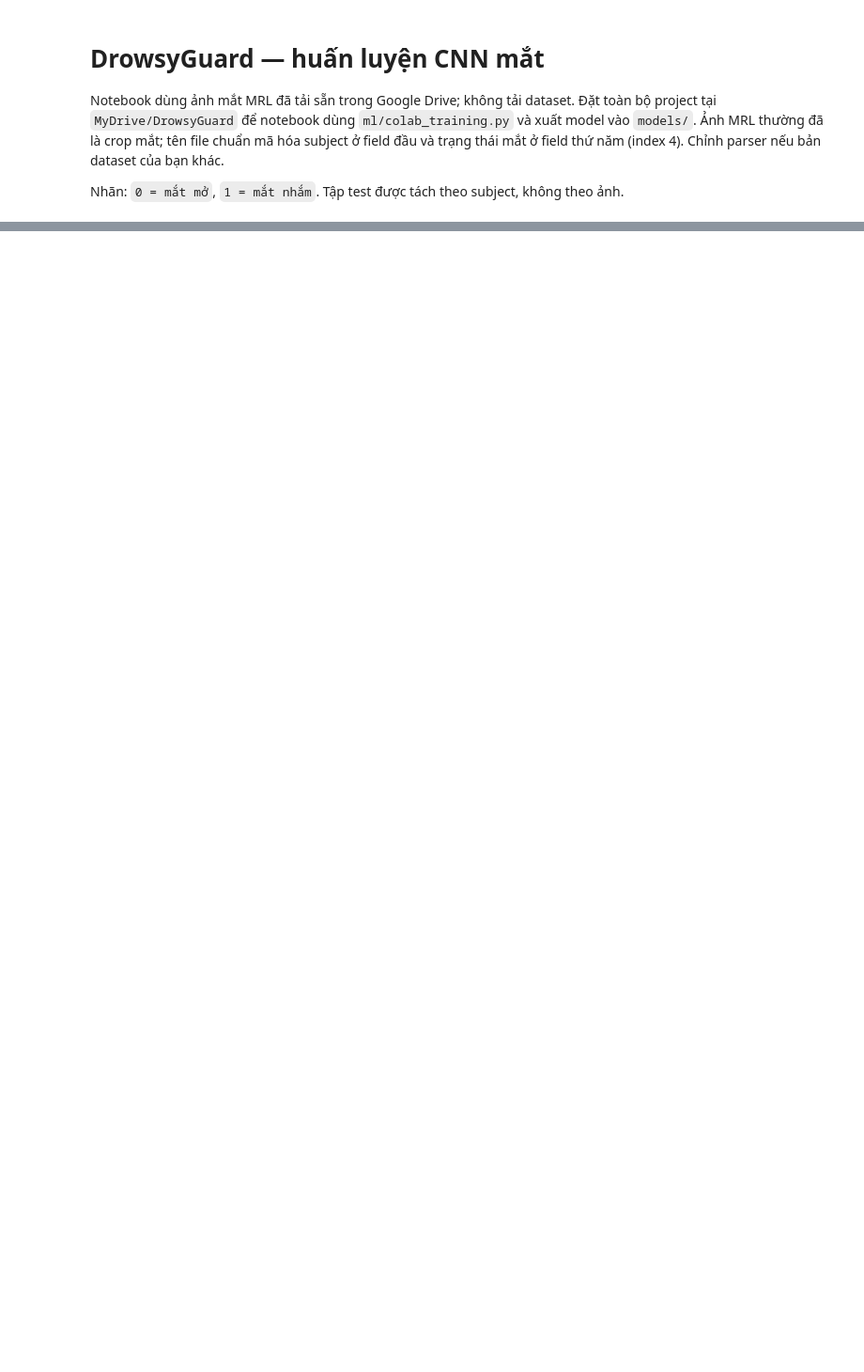
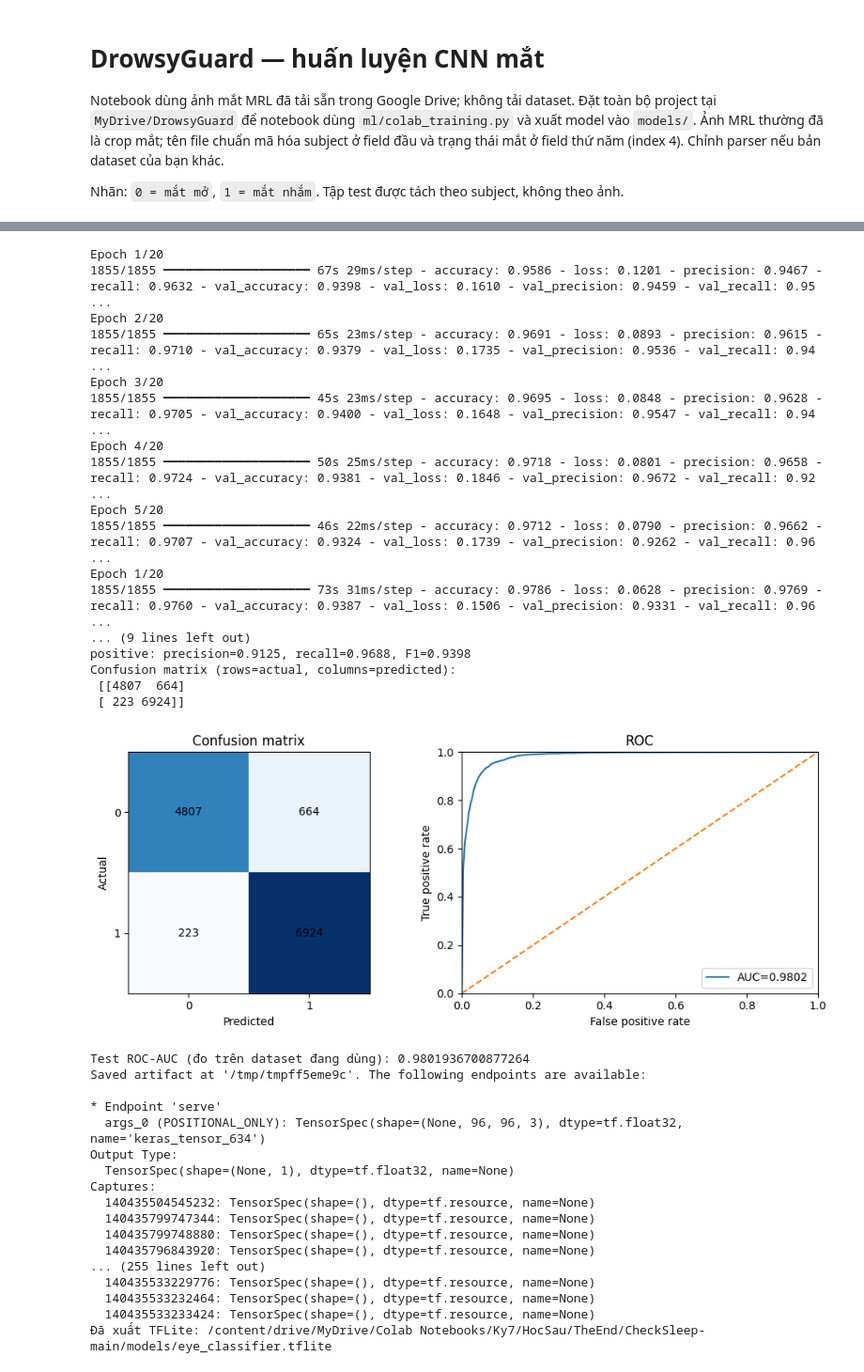
Before and after one commit to TranBLong/CheckSleep, a Jupyter notebook: ml/train_eye_cnn.ipynb, the cells around one changed output, grey strips where cells are left out. Shown at 94% size. Drawn from its saved outputs; the diff is of its cells as text; code cells hidden in the pictures; blank space fills up the shorter version.

```diff
--- a/ml/train_eye_cnn.ipynb
+++ b/ml/train_eye_cnn.ipynb
@@ -42,14 +85,50 @@ assert not ({x.subject_id for x in validation_records} & {x.subject_id for x in
 # %%
-IMAGE_SIZE = (96, 96)
+nIMAGE_SIZE = (96, 96)
 BATCH_SIZE = 32
 EPOCHS_PER_STAGE = 20
 train_ds = make_tf_dataset(train_records, image_size=IMAGE_SIZE, batch_size=BATCH_SIZE, training=True)
 validation_ds = make_tf_dataset(validation_records, image_size=IMAGE_SIZE, batch_size=BATCH_SIZE, training=False)
 test_ds = make_tf_dataset(test_records, image_size=IMAGE_SIZE, batch_size=BATCH_SIZE, training=False)
 
 model = train_mobilenet_binary(
     train_ds, validation_ds, image_size=IMAGE_SIZE, epochs_per_stage=EPOCHS_PER_STAGE
 )
 confusion_matrix, roc_auc = report_binary_metrics(model, test_ds)
 print('Test ROC-AUC (đo trên dataset đang dùng):', roc_auc)
 export_tflite(model, PROJECT_ROOT / 'models' / 'eye_classifier.tflite')
+# %% [output]
+Epoch 1/20
+1855/1855 ━━━━━━━━━━━━━━━━━━━━ 67s 29ms/step - accuracy: 0.9586 - loss: 0.1201 - precision: 0.9467 - recall: 0.9632 - val_accuracy: 0.9398 - val_loss: 0.1610 - val_precision: 0.9459 - val_recall: 0.95 ...
+Epoch 2/20
+1855/1855 ━━━━━━━━━━━━━━━━━━━━ 65s 23ms/step - accuracy: 0.9691 - loss: 0.0893 - precision: 0.9615 - recall: 0.9710 - val_accuracy: 0.9379 - val_loss: 0.1735 - val_precision: 0.9536 - val_recall: 0.94 ...
+Epoch 3/20
+1855/1855 ━━━━━━━━━━━━━━━━━━━━ 45s 23ms/step - accuracy: 0.9695 - loss: 0.0848 - precision: 0.9628 - recall: 0.9705 - val_accuracy: 0.9400 - val_loss: 0.1648 - val_precision: 0.9547 - val_recall: 0.94 ...
+Epoch 4/20
+1855/1855 ━━━━━━━━━━━━━━━━━━━━ 50s 25ms/step - accuracy: 0.9718 - loss: 0.0801 - precision: 0.9658 - recall: 0.9724 - val_accuracy: 0.9381 - val_loss: 0.1846 - val_precision: 0.9672 - val_recall: 0.92 ...
+Epoch 5/20
+1855/1855 ━━━━━━━━━━━━━━━━━━━━ 46s 22ms/step - accuracy: 0.9712 - loss: 0.0790 - precision: 0.9662 - recall: 0.9707 - val_accuracy: 0.9324 - val_loss: 0.1739 - val_precision: 0.9262 - val_recall: 0.96 ...
+Epoch 1/20
+1855/1855 ━━━━━━━━━━━━━━━━━━━━ 73s 31ms/step - accuracy: 0.9786 - loss: 0.0628 - precision: 0.9769 - recall: 0.9760 - val_accuracy: 0.9387 - val_loss: 0.1506 - val_precision: 0.9331 - val_recall: 0.96 ...
+... (9 lines left out)
+positive: precision=0.9125, recall=0.9688, F1=0.9398
+Confusion matrix (rows=actual, columns=predicted):
+ [[4807  664]
+ [ 223 6924]]
+[figure, added]
+Test ROC-AUC (đo trên dataset đang dùng): 0.9801936700877264
+Saved artifact at '/tmp/tmpff5eme9c'. The following endpoints are available:
+
+* Endpoint 'serve'
+  args_0 (POSITIONAL_ONLY): TensorSpec(shape=(None, 96, 96, 3), dtype=tf.float32, name='keras_tensor_634')
+Output Type:
+  TensorSpec(shape=(None, 1), dtype=tf.float32, name=None)
+Captures:
+  140435504545232: TensorSpec(shape=(), dtype=tf.resource, name=None)
+  140435799747344: TensorSpec(shape=(), dtype=tf.resource, name=None)
+  140435799748880: TensorSpec(shape=(), dtype=tf.resource, name=None)
+  140435796843920: TensorSpec(shape=(), dtype=tf.resource, name=None)
+... (255 lines left out)
+  140435533229776: TensorSpec(shape=(), dtype=tf.resource, name=None)
+  140435533232464: TensorSpec(shape=(), dtype=tf.resource, name=None)
+  140435533233424: TensorSpec(shape=(), dtype=tf.resource, name=None)
+Đã xuất TFLite: /content/drive/MyDrive/Colab Notebooks/Ky7/HocSau/TheEnd/CheckSleep-main/models/eye_classifier.tflite
```
Also changed, not shown: parts of 5 cells of this notebook, 4 other files.
